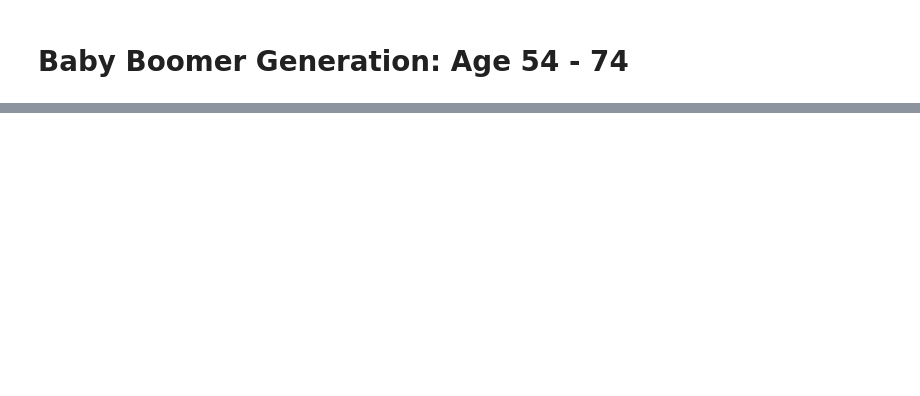
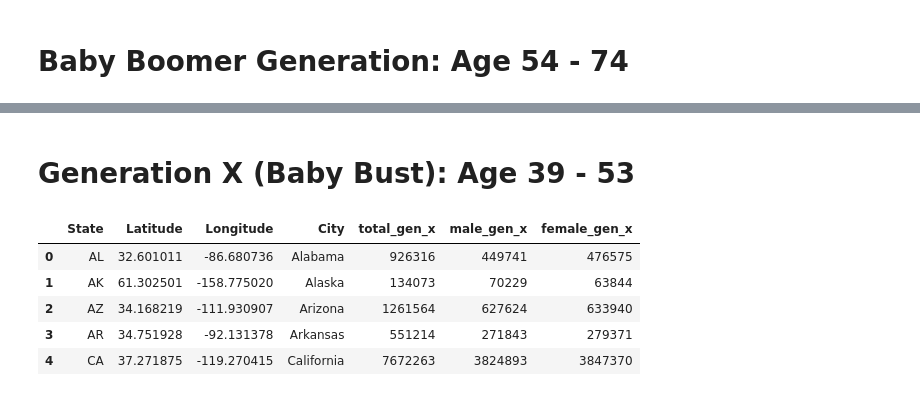
Before and after one commit to david880110/Media-Behavior-Trends-Analytics, a Jupyter notebook: dmgp_query.ipynb, the cells around one changed output, grey strips where cells are left out. Drawn from its saved outputs; the diff is of its cells as text; code cells hidden in the pictures; blank space fills up the shorter version.

```diff
--- a/dmgp_query.ipynb
+++ b/dmgp_query.ipynb
@@ -67,0 +100,25 @@ complete_dmgp_df.to_csv("clean_data\clean_demography_data.csv", encoding='utf-8'
+# %% [markdown]
+# Generation X (Baby Bust): Age 39 - 53
+# %%
+# Read sqlite query results into a pandas DataFrame
+gen_x_df = pd.read_sql_query("""SELECT
+State,
+Latitude,
+Longitude,
+City,
+(Both_Sexes_Total_40_to_44_years_2017 + Both_Sexes_Total_45_to_49_years_2017 + Both_Sexes_Total_50_to_54_years_2017) as total_gen_x,
+(Male_Total_40_to_44_years_2017 + Male_Total_45_to_49_years_2017 + Male_Total_50_to_54_years_2017) as male_gen_x,
+(Female_Total_40_to_44_years_2017 + Female_Total_45_to_49_years_2017 + Female_Total_50_to_54_years_2017) as female_gen_x
+FROM coordinate_table a
+left join demography_table b
+on a.City = b.Geography
+""",conn)
+
+gen_x_df.head()
+# %% [output]
+|  | State | Latitude | Longitude | City | total_gen_x | male_gen_x | female_gen_x |
+| 0 | AL | 32.601011 | -86.680736 | Alabama | 926316 | 449741 | 476575 |
+| 1 | AK | 61.302501 | -158.775020 | Alaska | 134073 | 70229 | 63844 |
+| 2 | AZ | 34.168219 | -111.930907 | Arizona | 1261564 | 627624 | 633940 |
+| 3 | AR | 34.751928 | -92.131378 | Arkansas | 551214 | 271843 | 279371 |
+| 4 | CA | 37.271875 | -119.270415 | California | 7672263 | 3824893 | 3847370 |
```
Also changed, not shown: parts of 11 cells of this notebook, 7 other files.
